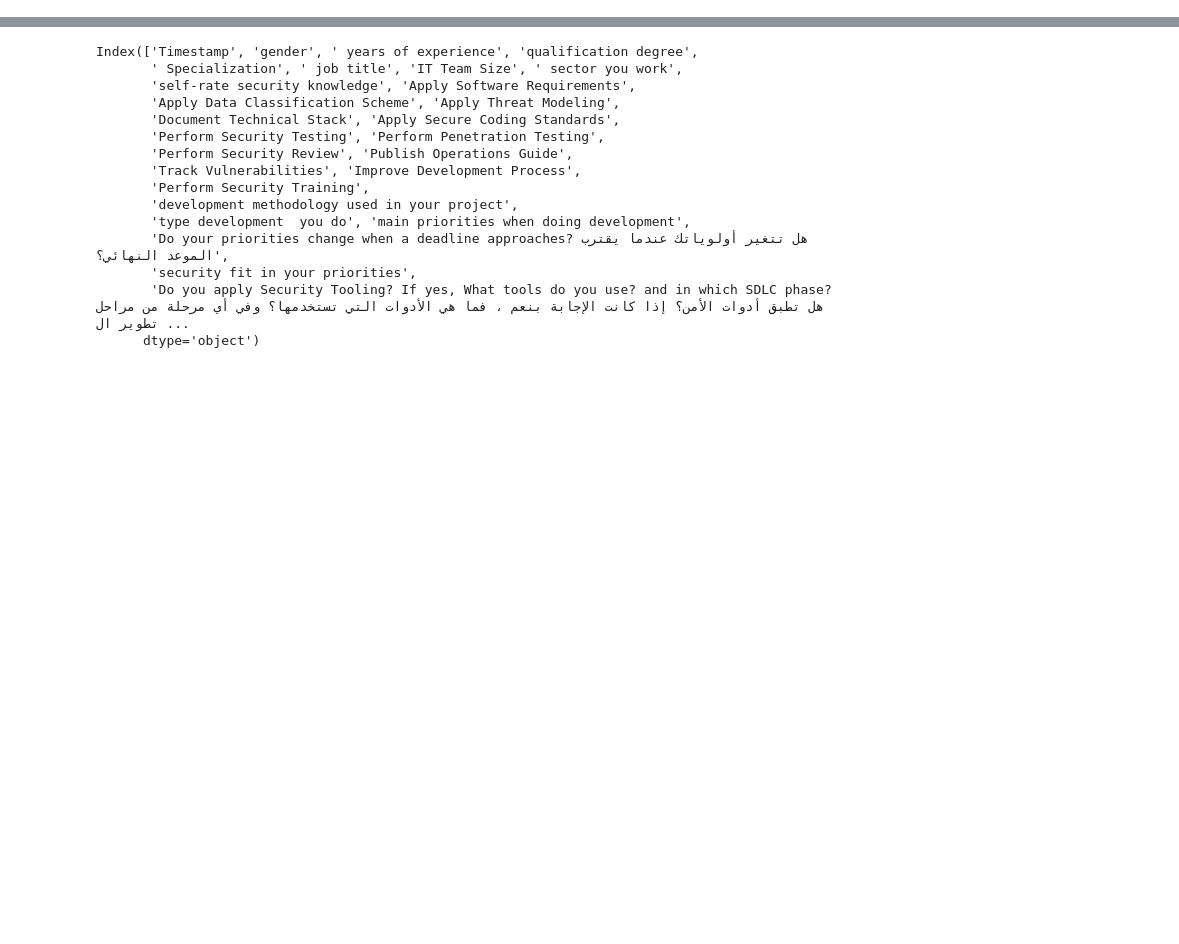
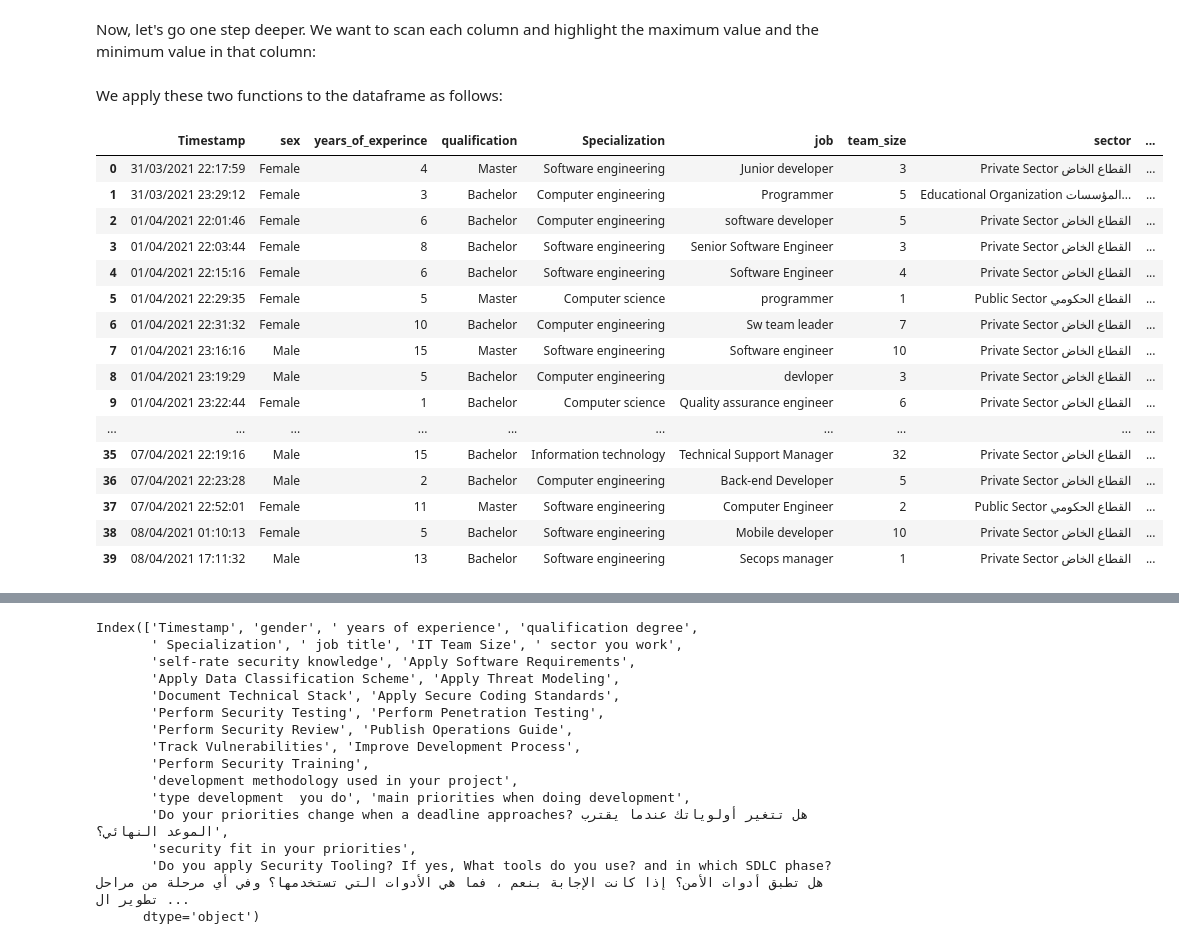
Before and after one commit to eng-aomar/Security_in_practice, a Jupyter notebook: security_in_practice.ipynb, the cells around one changed output, grey strips where cells are left out. Drawn from its saved outputs; the diff is of its cells as text; code cells hidden in the pictures; blank space fills up the shorter version.

```diff
--- a/security_in_practice.ipynb
+++ b/security_in_practice.ipynb
@@ -33,0 +64,31 @@ df_responses
+# %% [markdown]
+Now, let's go one step deeper. We want to scan each column and highlight the maximum value and the minimum value in that column:
+# %%
+def highlightMax(s):
+  isMax = s == s.max()
+  return ['background-color: orange' if v else '' for v in isMax]
+def highlightMin(s):
+  isMin = s == s.min()
+  return ['background-color: green' if v else '' for v in isMin]
+# %% [markdown]
+We apply these two functions to the dataframe as follows:
+# %%
+df_responses.style.apply(highlightMax).apply(highlightMin).highlight_null(null_color='red')
+# %% [output]
+|  | Timestamp | sex | years_of_experince | qualification | Specialization | job | team_size | sector | ... |
+| 0 | 31/03/2021 22:17:59 | Female | 4 | Master | Software engineering | Junior developer | 3 | Private Sector القطاع الخاض | ... |
+| 1 | 31/03/2021 23:29:12 | Female | 3 | Bachelor | Computer engineering | Programmer | 5 | Educational Organization المؤسسات... | ... |
+| 2 | 01/04/2021 22:01:46 | Female | 6 | Bachelor | Computer engineering | software developer | 5 | Private Sector القطاع الخاض | ... |
+| 3 | 01/04/2021 22:03:44 | Female | 8 | Bachelor | Software engineering | Senior Software Engineer | 3 | Private Sector القطاع الخاض | ... |
+| 4 | 01/04/2021 22:15:16 | Female | 6 | Bachelor | Software engineering | Software Engineer | 4 | Private Sector القطاع الخاض | ... |
+| 5 | 01/04/2021 22:29:35 | Female | 5 | Master | Computer science | programmer | 1 | Public Sector القطاع الحكومي | ... |
+| 6 | 01/04/2021 22:31:32 | Female | 10 | Bachelor | Computer engineering | Sw team leader | 7 | Private Sector القطاع الخاض | ... |
+| 7 | 01/04/2021 23:16:16 | Male | 15 | Master | Software engineering | Software engineer | 10 | Private Sector القطاع الخاض | ... |
+| 8 | 01/04/2021 23:19:29 | Male | 5 | Bachelor | Computer engineering | devloper | 3 | Private Sector القطاع الخاض | ... |
+| 9 | 01/04/2021 23:22:44 | Female | 1 | Bachelor | Computer science | Quality assurance engineer | 6 | Private Sector القطاع الخاض | ... |
+| ... | ... | ... | ... | ... | ... | ... | ... | ... | ... |
+| 35 | 07/04/2021 22:19:16 | Male | 15 | Bachelor | Information technology | Technical Support Manager | 32 | Private Sector القطاع الخاض | ... |
+| 36 | 07/04/2021 22:23:28 | Male | 2 | Bachelor | Computer engineering | Back-end Developer | 5 | Private Sector القطاع الخاض | ... |
+| 37 | 07/04/2021 22:52:01 | Female | 11 | Master | Software engineering | Computer Engineer | 2 | Public Sector القطاع الحكومي | ... |
+| 38 | 08/04/2021 01:10:13 | Female | 5 | Bachelor | Software engineering | Mobile developer | 10 | Private Sector القطاع الخاض | ... |
+| 39 | 08/04/2021 17:11:32 | Male | 13 | Bachelor | Software engineering | Secops manager | 1 | Private Sector القطاع الخاض | ... |
```
Also changed, not shown: parts of 19 cells of this notebook.
